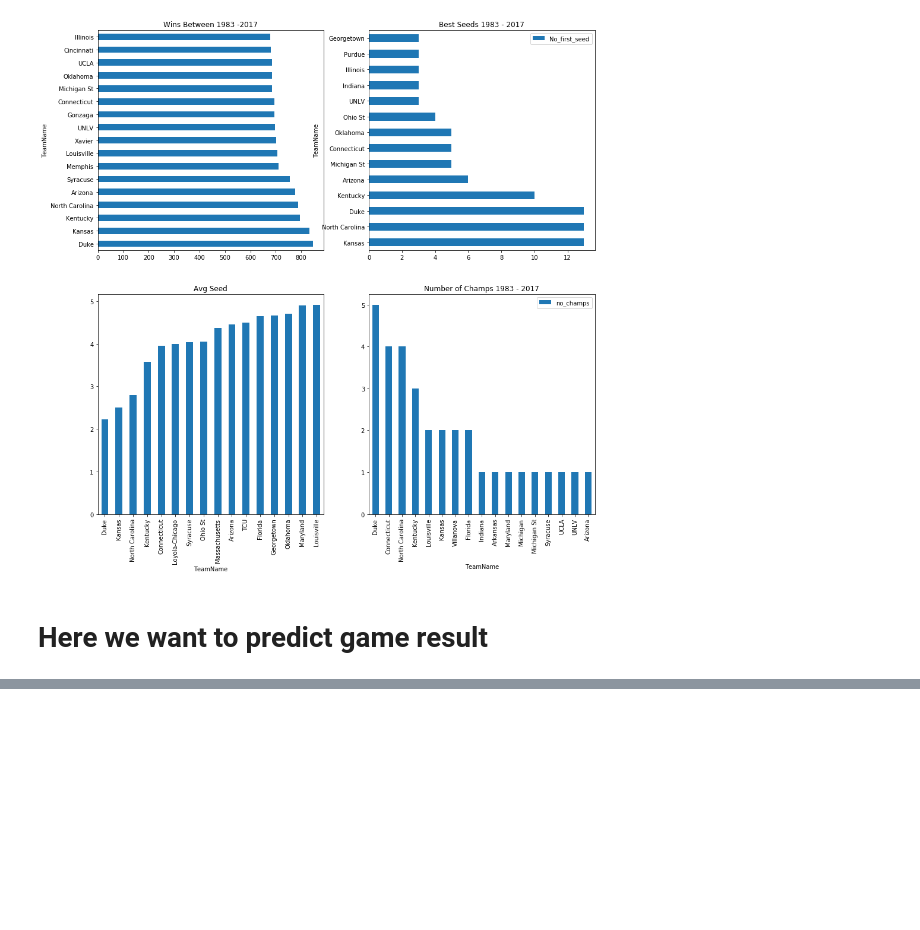
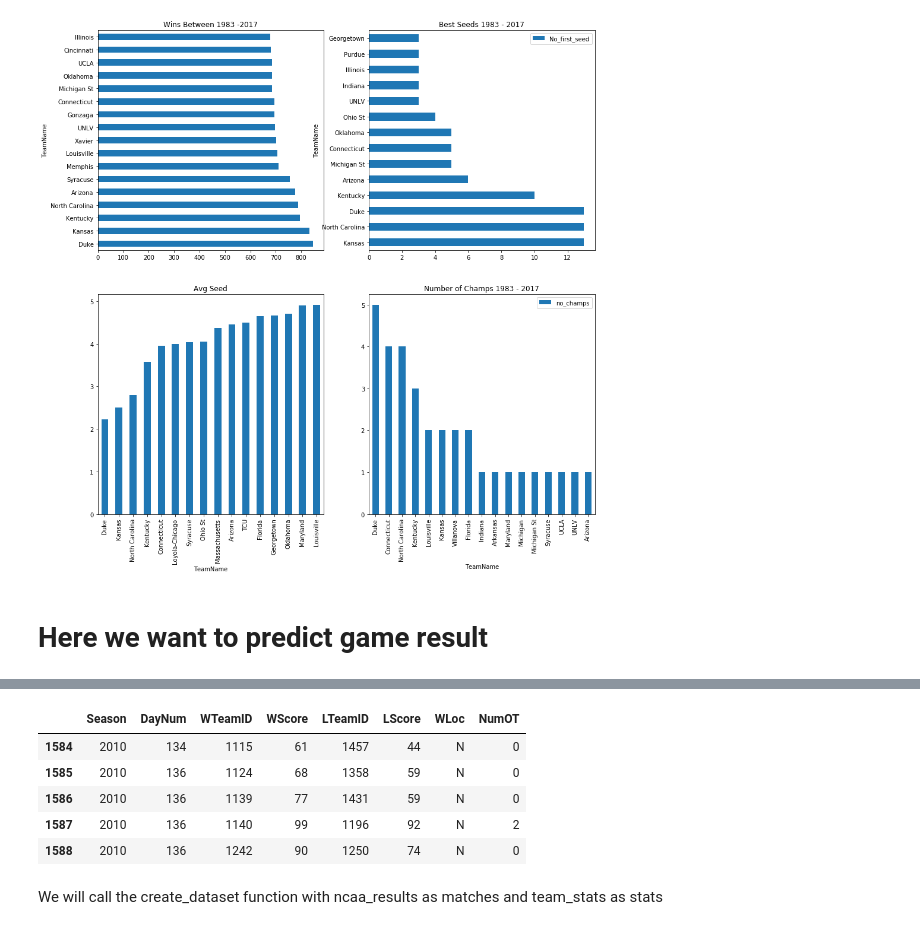
Before and after one commit to mguner/ISL, a Jupyter notebook: Google_Cloud_NCAA.ipynb, the cells around one changed output, grey strips where cells are left out. Saved outputs shown, nothing was run; the diff lists cells and outputs as text; code cells hidden in the pictures; blank space fills up the shorter version.

```diff
--- a/Google_Cloud_NCAA.ipynb
+++ b/Google_Cloud_NCAA.ipynb
@@ -225,0 +350,17 @@ f22.set_title('Number of Champs 1983 - 2017')
+# %%
+# get match results for 2010 season
+season_results = pd.read_csv('data/RegularSeasonCompactResults.csv')
+season_results = season_results[season_results.Season == predict_season]
+
+ncaa_results = pd.read_csv('data/NCAATourneyCompactResults.csv')
+ncaa_results = ncaa_results[ncaa_results.Season == predict_season]
+ncaa_results.head()
+# %% [output]
+|  | Season | DayNum | WTeamID | WScore | LTeamID | LScore | WLoc | NumOT |
+| 1584 | 2010 | 134 | 1115 | 61 | 1457 | 44 | N | 0 |
+| 1585 | 2010 | 136 | 1124 | 68 | 1358 | 59 | N | 0 |
+| 1586 | 2010 | 136 | 1139 | 77 | 1431 | 59 | N | 0 |
+| 1587 | 2010 | 136 | 1140 | 99 | 1196 | 92 | N | 2 |
+| 1588 | 2010 | 136 | 1242 | 90 | 1250 | 74 | N | 0 |
+# %% [markdown]
+We will call the create_dataset function with ncaa_results as matches and team_stats as stats
```
Also changed, not shown: parts of 21 cells of this notebook.
